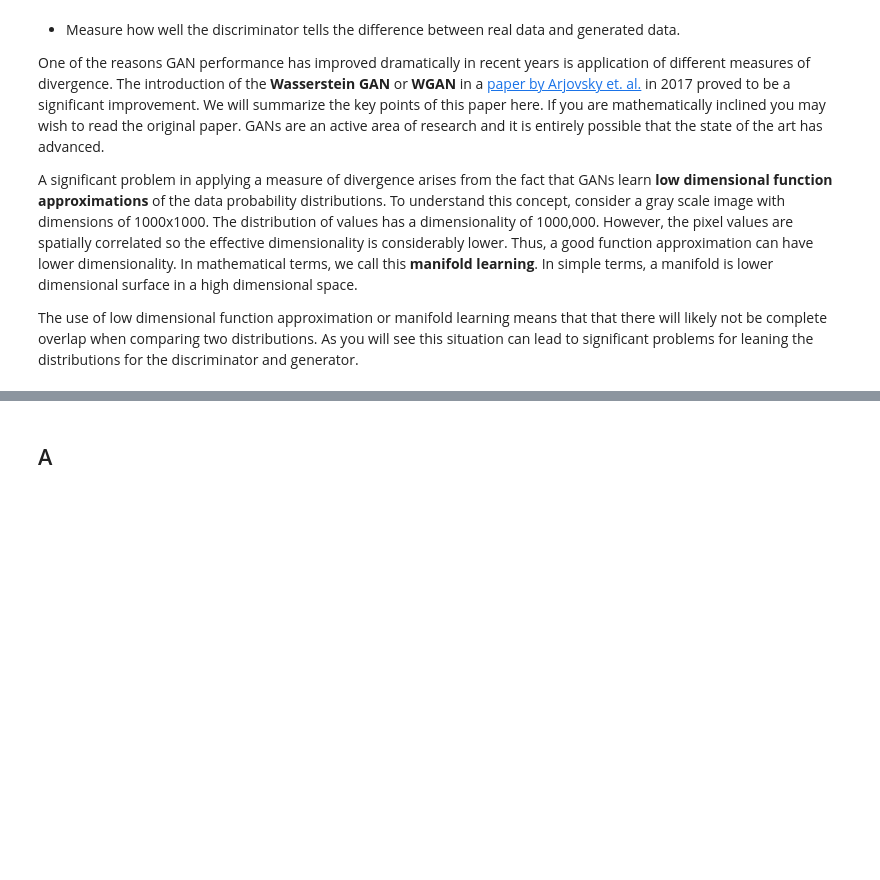
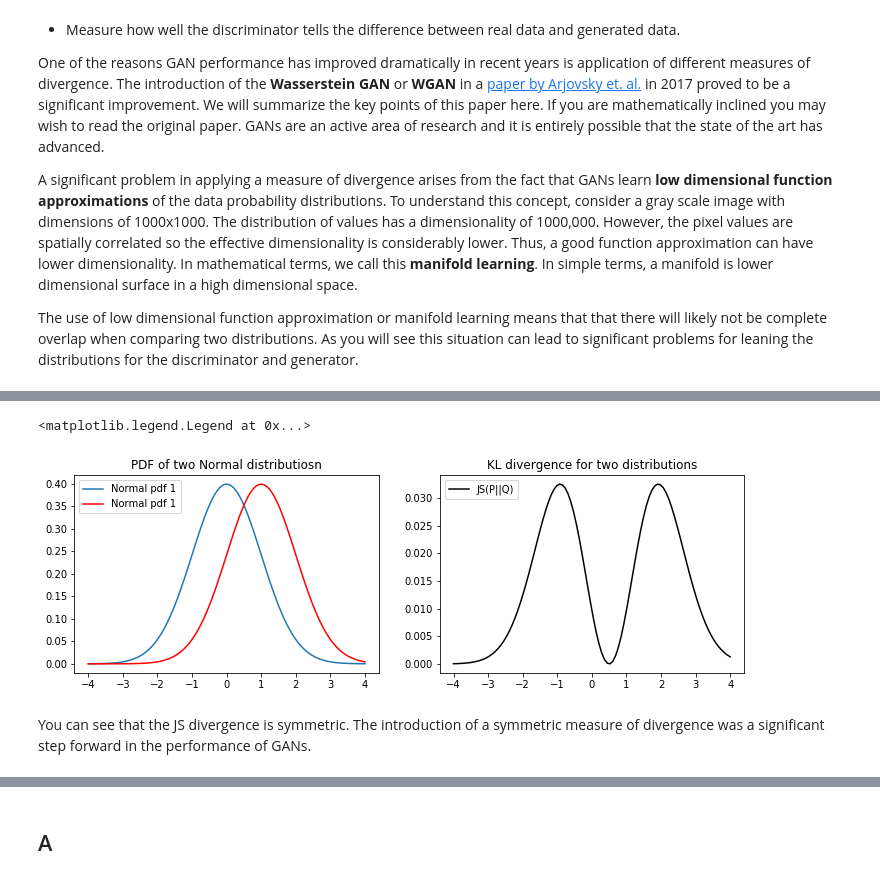
Before and after one commit to StephenElston/MachineLearning530, a Jupyter notebook: Lesson7/IntroductionToGANs.ipynb, the cells around one changed output, grey strips where cells are left out. Saved outputs shown, nothing was run; the diff lists cells and outputs as text; code cells hidden in the pictures; blank space fills up the shorter version.

```diff
--- a/Lesson7/IntroductionToGANs.ipynb
+++ b/Lesson7/IntroductionToGANs.ipynb
@@ -86,0 +194,27 @@ $$\mathbb{P}_m = \frac{\mathbb{P}_r + \mathbb{P}_g}{2}$$
+# %%
+## Function to compute JS divergence
+def df_divergence(pdf1, pdf2):
+    pm = [0.5 * (p1 + p2) for p1,p2 in zip(pdf1,pdf2)]
+    js = [0.5 * n1 * math.log(n1/p) + 0.5 * n2 * math.log(n2/p) for n1, n2, p in zip(pdf1, pdf2, pm)]
+    return(js)
+
+## Plot the two distributions
+fig = plt.figure(figsize = (12,8))
+ax1 = fig.add_subplot(221)
+ax2 = fig.add_subplot(222)
+ax1.plot(x, normal1, label='Normal pdf 1')
+ax1.plot(x, normal2, 'r', label='Normal pdf 1')
+ax1.set_title('PDF of two Normal distributiosn')
+ax1.legend(loc = 'upper left')
+
+## Compute and plot the JS divergence for the two distributions
+klPQ = [n1 * math.log(n1/n2) for n1, n2 in zip(normal1, normal2)]
+klQP = [n2 * math.log(n2/n1) for n1, n2 in zip(normal1, normal2)]
+ax2.plot(x, df_divergence(normal1, normal2), 'black', label ='JS(P||Q)')
+ax2.set_title('KL divergence for two distributions')
+ax2.legend(loc = 'upper left')
+# %% [output]
+<matplotlib.legend.Legend at 0x...>
+[figure, added]
+# %% [markdown]
+You can see that the JS divergence is symmetric. The introduction of a symmetric measure of divergence was a significant step forward in the performance of GANs.
```
Also changed, not shown: parts of 10 cells of this notebook.
